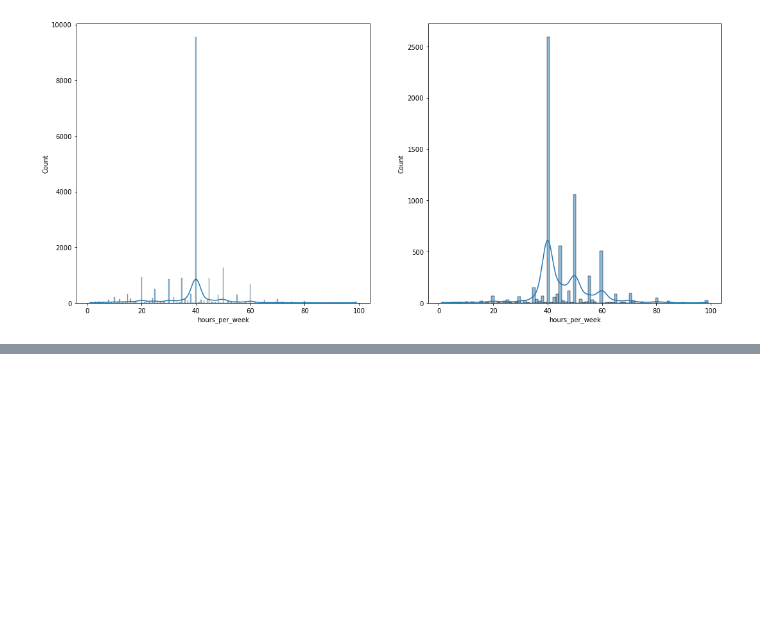
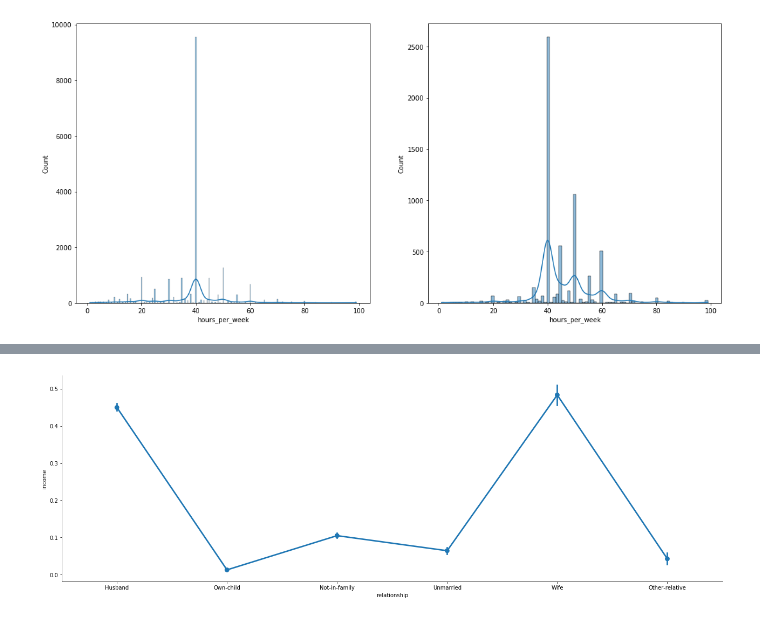
Before and after one commit to HeegonJin/kakr-4th-competition, a Jupyter notebook: EDA.ipynb, the cells around one changed output, grey strips where cells are left out. Cells and saved outputs as stored; diff of their text form; code cells hidden in the pictures; blank space fills up the shorter version.

```diff
--- a/EDA.ipynb
+++ b/EDA.ipynb
@@ -432,0 +448,7 @@ sns.histplot(train.loc[(train['income'] == 1), 'hours_per_week'], kde=True, ax=a
+# %%
+sns.factorplot('relationship', 'income', data=train)
+fig=plt.gcf()
+fig.set_size_inches(20,6)
+plt.show()
+# %% [output]
+[figure, added]
```
Also changed, not shown: parts of 20 cells of this notebook, 3 other files.
